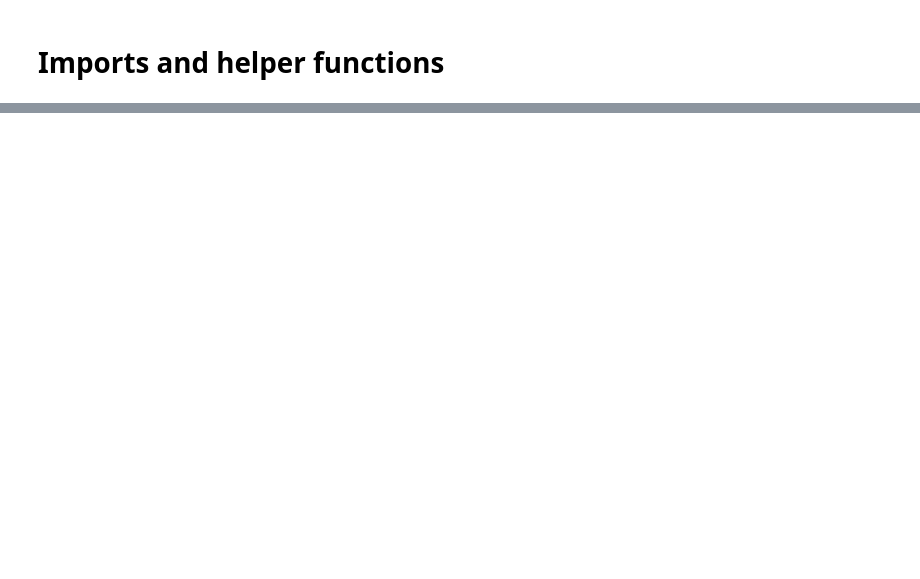
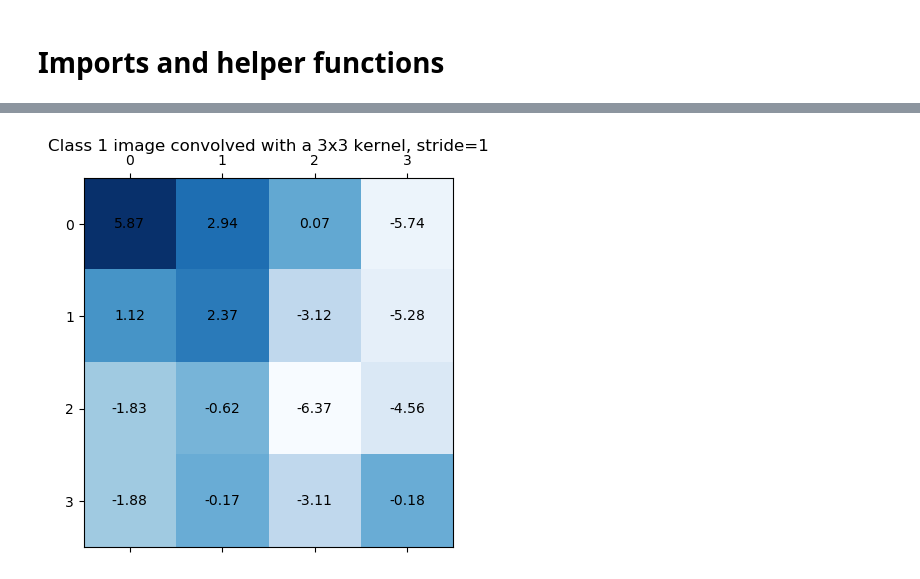
Before and after one commit to chrstrom/TDT17, a Jupyter notebook: chstr/01_CNN_FCNN.ipynb, the cells around one changed output, grey strips where cells are left out. Drawn from its saved outputs; the diff is of its cells as text; code cells hidden in the pictures; blank space fills up the shorter version.

```diff
--- a/chstr/01_CNN_FCNN.ipynb
+++ b/chstr/01_CNN_FCNN.ipynb
@@ -436,0 +300,13 @@ b2 = 0.14747453317699497
+# %%
+# Initialize the network
+kernel = Matrix2D(np.random.uniform(low=-1, high=1, size=(3, 3)))
+conv_bias = np.random.uniform()
+
+fcnn_weights = np.random.uniform(low=-1, high=1, size=(1, 4))
+fcnn_bias = np.random.uniform()
+
+nn = Network(learning_rate=0.01, kernel=kernel, conv_bias=conv_bias, weights=fcnn_weights, fcnn_bias=fcnn_bias)
+
+# Use class 1 as an example
+y = 1
+X = Matrix2D.square(ndim, 3)
@@ -436,0 +316,5 @@ b2 = 0.14747453317699497
+# %%
+z1 = X.convolve2D(kernel, bias=conv_bias, stride=1)
+z1.draw("Class 1 image convolved with a 3x3 kernel, stride=1")
+# %% [output]
+[figure, added]
```
Also changed, not shown: parts of 38 cells of this notebook.
